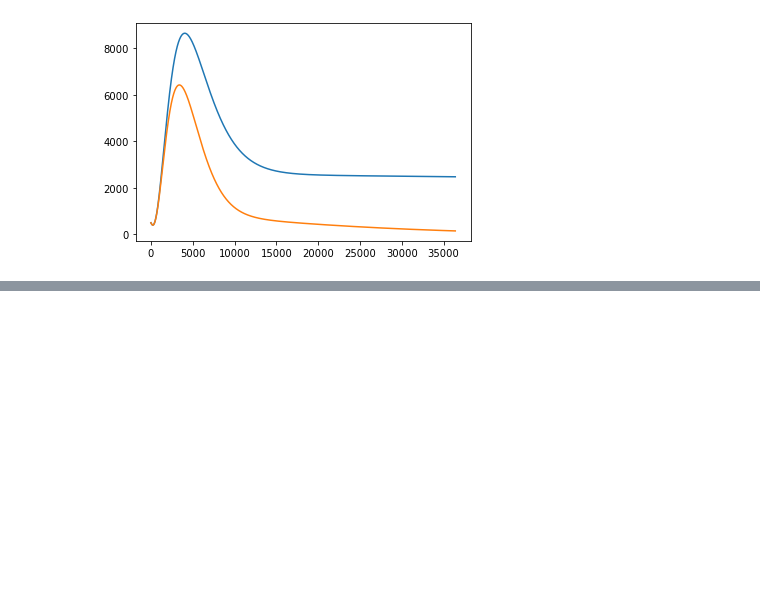
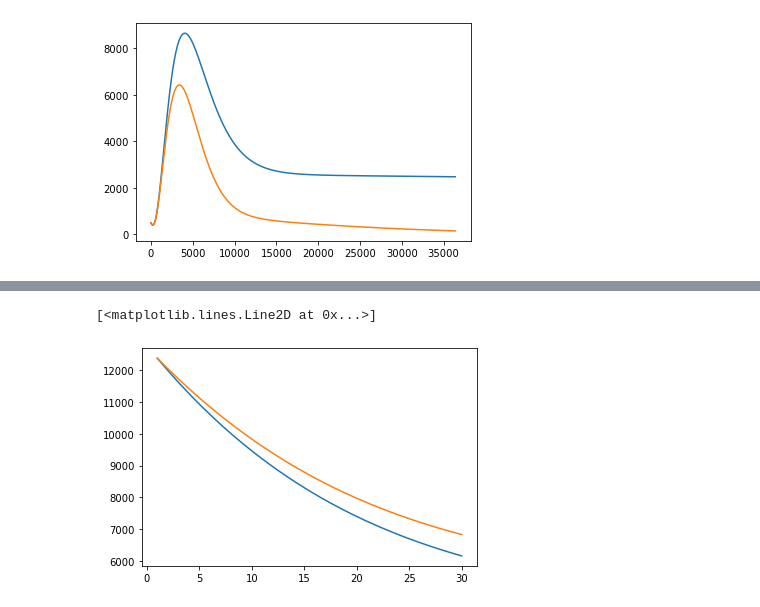
Before and after one commit to apasunuri/Vaccine-Distribution, a Jupyter notebook: models/Refactored SEIR.ipynb, the cells around one changed output, grey strips where cells are left out. Cells and saved outputs as stored; diff of their text form; code cells hidden in the pictures; blank space fills up the shorter version.

```diff
--- a/models/Refactored SEIR.ipynb
+++ b/models/Refactored SEIR.ipynb
@@ -121,0 +380,4 @@ plt.plot(yy1[5])
+# %%
+alachua_percentage = alachua_raw_count / sum([alachua_raw_count, mercer_raw_count, suffolk_raw_count])
+mercer_percentage = mercer_raw_count / sum([alachua_raw_count, mercer_raw_count, suffolk_raw_count])
+suffolk_percentage = suffolk_raw_count / sum([alachua_raw_count, mercer_raw_count, suffolk_raw_count])
@@ -121,0 +395,2 @@ plt.plot(yy1[5])
+# %%
+alachua_model = getSeir(xA, 1, 30, alachua_m, 29)
@@ -121,0 +407,12 @@ plt.plot(yy1[5])
+# %%
+mercer_model = getSeir(xM, 1, 30, mercer_m, 29)
+mercer_real = getSeir(xM, 1, 30, 8479, 127)
+SmM = mercer_model[:,0]; EmM = mercer_model[:,1]; IamM = mercer_model[:, 2]; IsmM = mercer_model[:, 3]; RmM = alachua_model[:, 4]; PmM = mercer_model[:, 5];
+SmR = mercer_real[:,0]; EmR = mercer_real[:,1]; IamR = mercer_real[:, 2]; IsmR = mercer_real[:, 3]; RmR = mercer_real[:, 4]; PmR = mercer_real[:, 5];
+# %%
+t = np.linspace(1, 30, 29)
+plt.plot(t, SmM)
+plt.plot(t, SmR)
+# %% [output]
+[<matplotlib.lines.Line2D at 0x...>]
+[figure, added]
```
Also changed, not shown: parts of 77 cells of this notebook, 32 other files.
